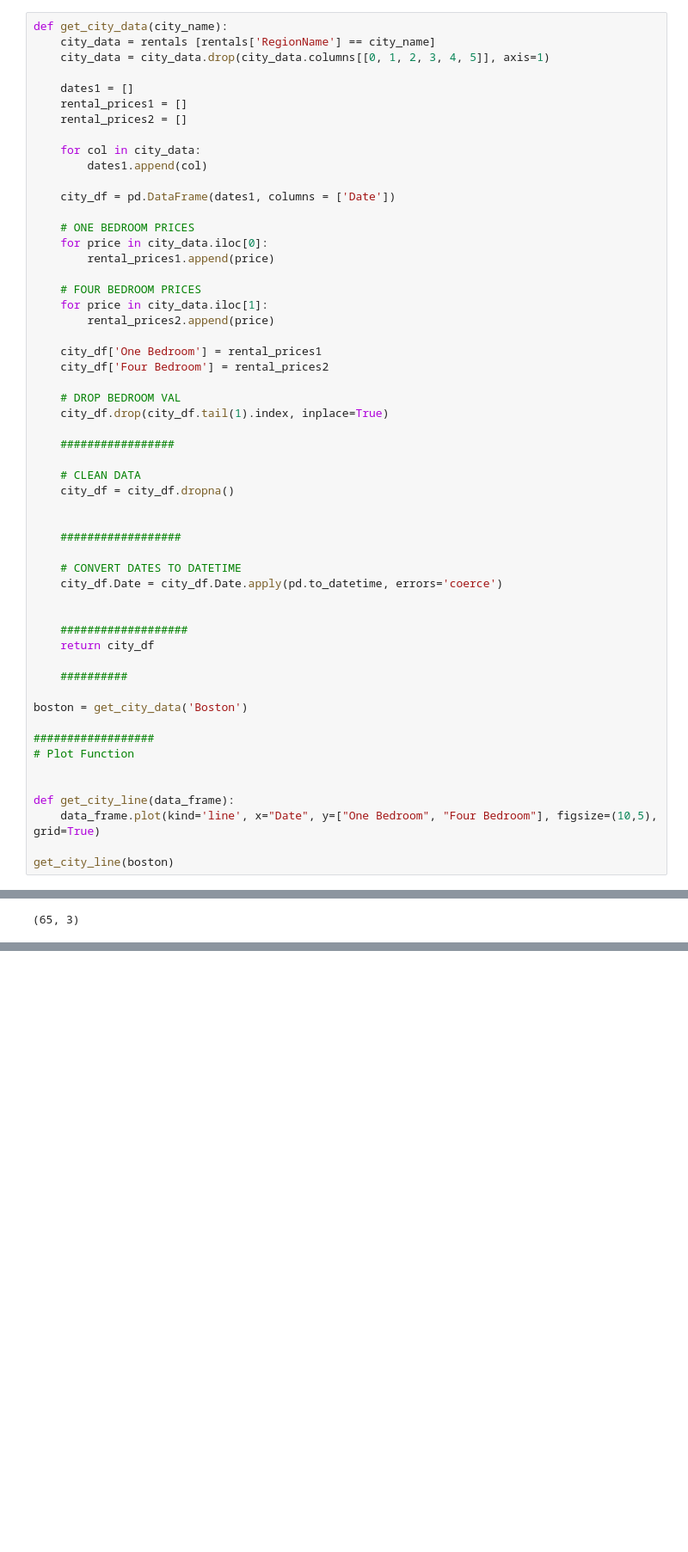
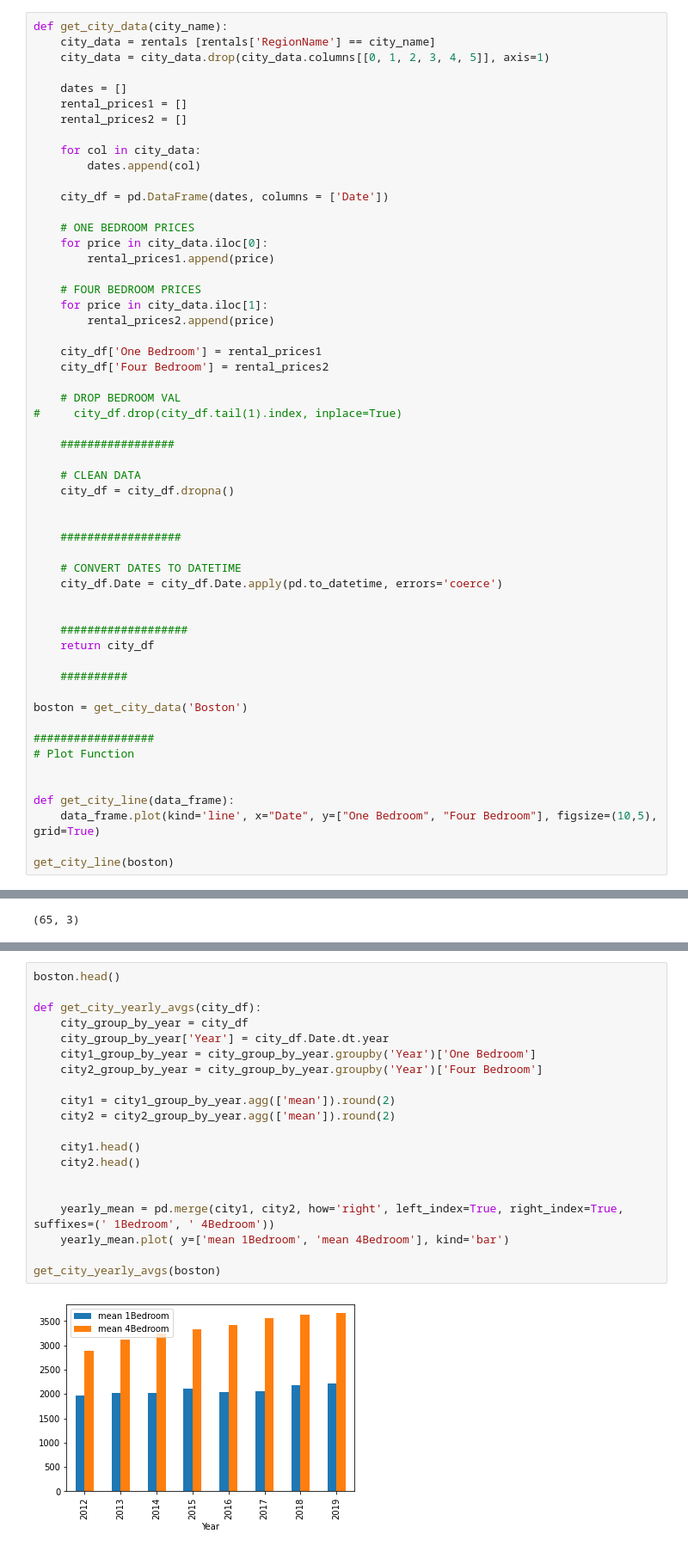
Before and after one commit to TabithaMaud/rental-analysis-final-project, a Jupyter notebook: report.ipynb, the cells around one changed output, grey strips where cells are left out. Shown at 86% size. Drawn from its saved outputs; the diff is of its cells as text; blank space fills up the shorter version.

```diff
--- a/report.ipynb
+++ b/report.ipynb
@@ -90,14 +90,14 @@ def get_city_data(city_name):
     city_data = rentals [rentals['RegionName'] == city_name]
     city_data = city_data.drop(city_data.columns[[0, 1, 2, 3, 4, 5]], axis=1)
 
-    dates1 = []
+    dates = []
     rental_prices1 = []
     rental_prices2 = []
 
     for col in city_data:
-        dates1.append(col)
+        dates.append(col)
 
-    city_df = pd.DataFrame(dates1, columns = ['Date'])
+    city_df = pd.DataFrame(dates, columns = ['Date'])
 
     # ONE BEDROOM PRICES
     for price in city_data.iloc[0]:
@@ -111,7 +111,7 @@ def get_city_data(city_name):
     city_df['Four Bedroom'] = rental_prices2
 
     # DROP BEDROOM VAL
-    city_df.drop(city_df.tail(1).index, inplace=True)
+#     city_df.drop(city_df.tail(1).index, inplace=True)
 
     #################
 
@@ -168,3 +168,25 @@ new_york.shape
 get_city_line(new_york)
 # %% [output]
 [figure]
+# %%
+boston.head()
+
+def get_city_yearly_avgs(city_df):
+    city_group_by_year = city_df
+    city_group_by_year['Year'] = city_df.Date.dt.year
+    city1_group_by_year = city_group_by_year.groupby('Year')['One Bedroom']
+    city2_group_by_year = city_group_by_year.groupby('Year')['Four Bedroom']
+
+    city1 = city1_group_by_year.agg(['mean']).round(2)
+    city2 = city2_group_by_year.agg(['mean']).round(2)
+
+    city1.head()
+    city2.head()
+
+
+    yearly_mean = pd.merge(city1, city2, how='right', left_index=True, right_index=True, suffixes=(' 1Bedroom', ' 4Bedroom'))
+    yearly_mean.plot( y=['mean 1Bedroom', 'mean 4Bedroom'], kind='bar')
+
+get_city_yearly_avgs(boston)
+# %% [output]
+[figure, added]
```
Also changed, not shown: parts of 10 cells of this notebook.
